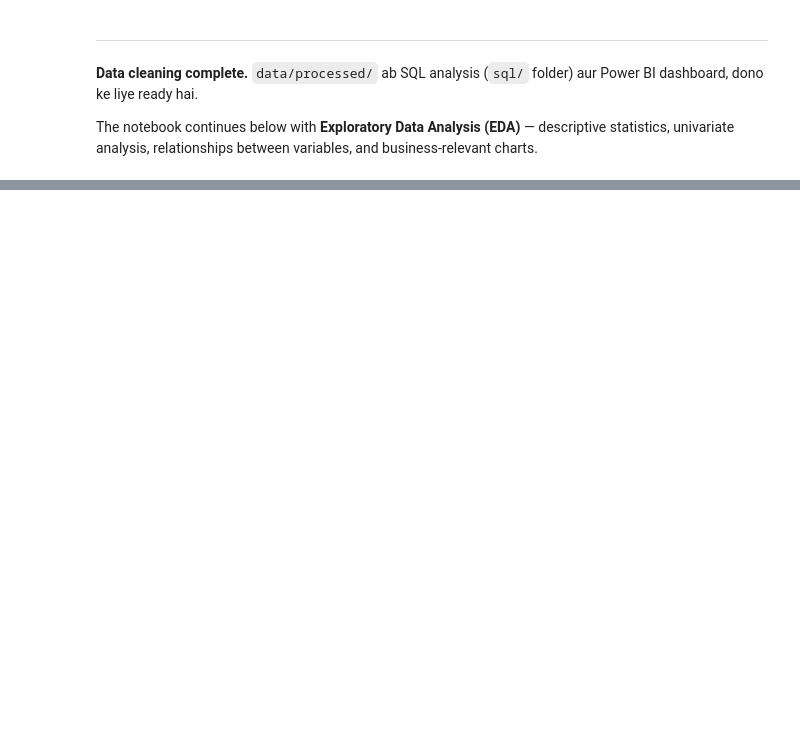
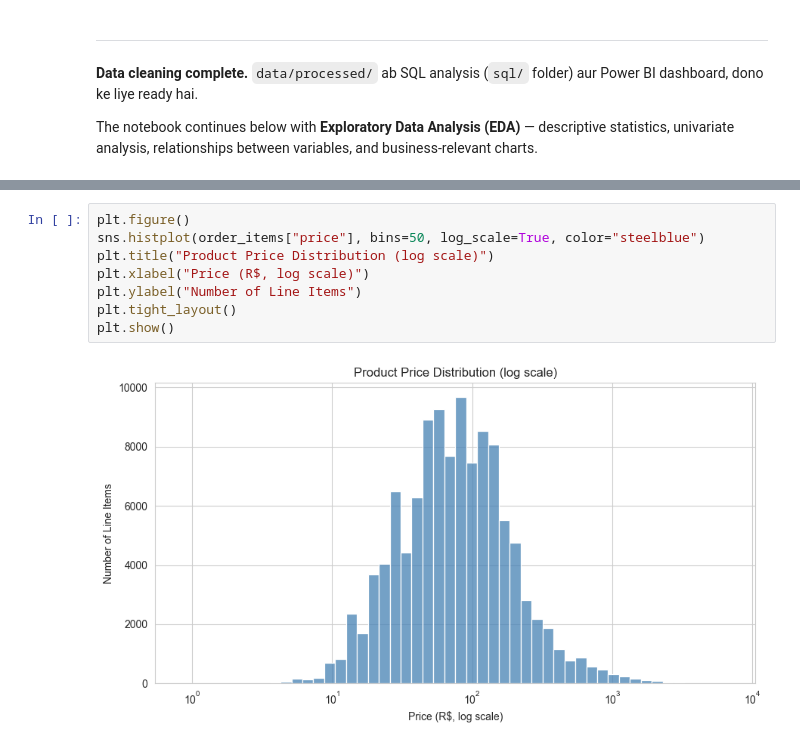
Before and after one commit to shivansh5317/ecommerce-customer-sales-intelligence, a Jupyter notebook: notebooks/01_eda.ipynb, the cells around one changed output, grey strips where cells are left out. Drawn from its saved outputs; the diff is of its cells as text; blank space fills up the shorter version.

```diff
--- a/notebooks/01_eda.ipynb
+++ b/notebooks/01_eda.ipynb
@@ -599,0 +727,10 @@ univariate analysis, relationships between variables, and business-relevant char
+# %%
+plt.figure()
+sns.histplot(order_items["price"], bins=50, log_scale=True, color="steelblue")
+plt.title("Product Price Distribution (log scale)")
+plt.xlabel("Price (R$, log scale)")
+plt.ylabel("Number of Line Items")
+plt.tight_layout()
+plt.show()
+# %% [output]
+[figure, added]
```
Also changed, not shown: parts of 24 cells of this notebook.
